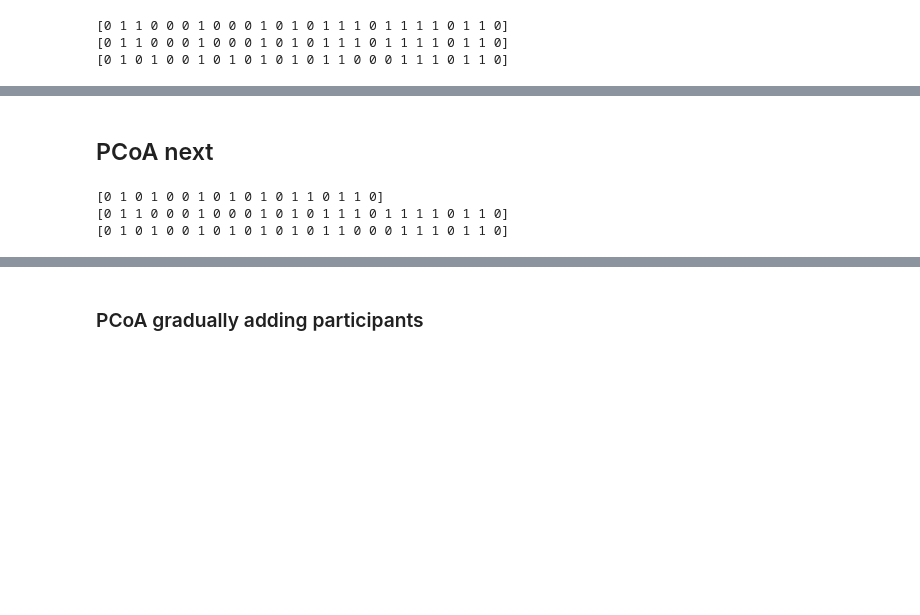
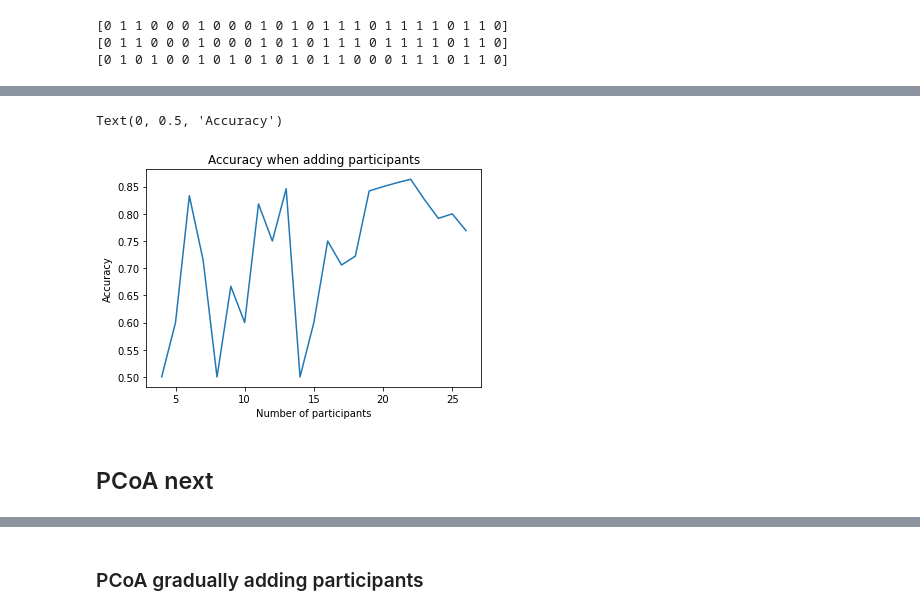
Before and after one commit to alexandremerasli/TFE, a Jupyter notebook: cluster_data.ipynb, the cells around one changed output, grey strips where cells are left out. Drawn from its saved outputs; the diff is of its cells as text; code cells hidden in the pictures; blank space fills up the shorter version.

Commit message:
accuracy with increasing number of participants

```diff
--- a/cluster_data.ipynb
+++ b/cluster_data.ipynb
@@ -2402,0 +2390,29 @@ DB index : 0.417748
+# %%
+misClassified = []
+participants = np.arange(4,len(ISC_EEG)+1)
+accuracy = np.zeros(N)
+
+for p in participants:
+    # Reinit
+    condition = np.genfromtxt(os.path.join('condition.csv'),delimiter=',')
+    condition = np.array(condition,dtype='int') # Convert into array
+
+
+    subjects = np.arange(N)
+    nbParticipants = p
+
+    kmeans_result = MapMethodResults("Spectral clustering",random_init,n_neighbors = 2)
+    # kmeans = KMeans(n_clusters=2,n_init=1) # init array used before fit
+    kmeans = SpectralClustering(n_clusters=2)
+    kmeans_result.applyMethod(kmeans,dim=[0]) # 2D max I think, otherwise curse of dimensionnality
+
+    # Show results
+    #kmeans_result.twoClustersMethodResult()
+    kmeans_result.best_accuracy = np.max(kmeans_result.accuracy)
+    #kmeans_result.showResultMap()
+    #plotPoints(kmeans_result.best_points,subjects=subjects,subjectsWithoutShift=subjectsWithoutShift)
+    #plt.scatter(kmeans.init[:,0],kmeans.init[:,1],s=200,marker='x') # if t-SNE and 1 coef
+
+    # Add results in arrays
+    accuracy[p-1] = kmeans_result.best_accuracy
+    misClassified.append(kmeans_result.misClassified)
@@ -2403,3 +2437,11 @@ DB index : 0.417748
+# %%
+plt.plot(participants,accuracy[participants-1])
+plt.title("Accuracy when adding participants")
+plt.xlabel("Number of participants")
+plt.ylabel("Accuracy")
+# %% [output]
+Text(0, 0.5, 'Accuracy')
+[figure, added]
 # %% [markdown]
 ## PCoA next
 # %%
@@ -2411,10 +2453,6 @@ subjects = np.arange(N)
 print(kmeans_result.label)
 print(result.label)
 print(condition)
-# %% [output]
-[0 1 0 1 0 0 1 0 1 0 1 0 1 1 0 1 1 0]
-[0 1 1 0 0 0 1 0 0 0 1 0 1 0 1 1 1 0 1 1 1 1 0 1 1 0]
-[0 1 0 1 0 0 1 0 1 0 1 0 1 0 1 1 0 0 0 1 1 1 0 1 1 0]
 # %%
 disparities = np.genfromtxt(os.path.join('disparities.csv'),delimiter=',')
 disparities = np.array(disparities,dtype='float') # Convert into array
```
Also changed, not shown: parts of 18 cells of this notebook.
